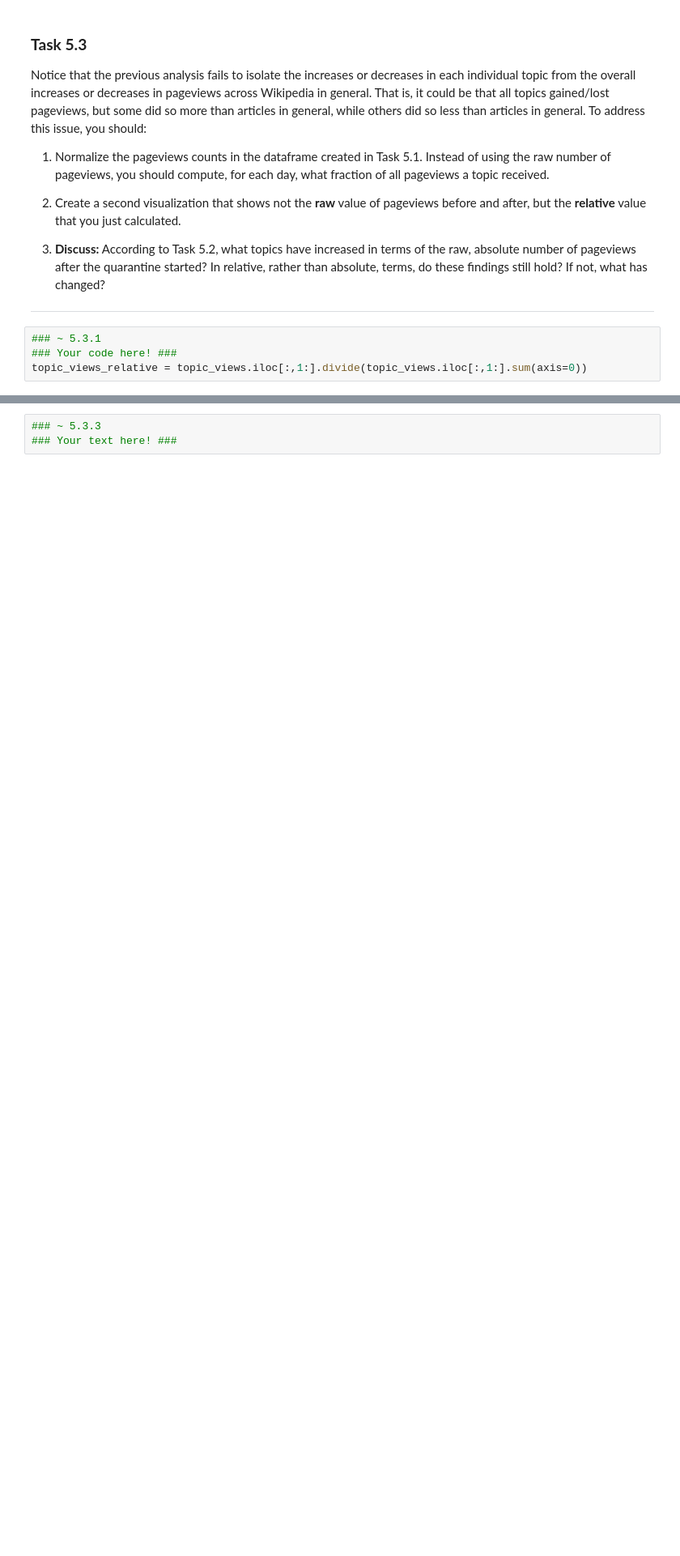
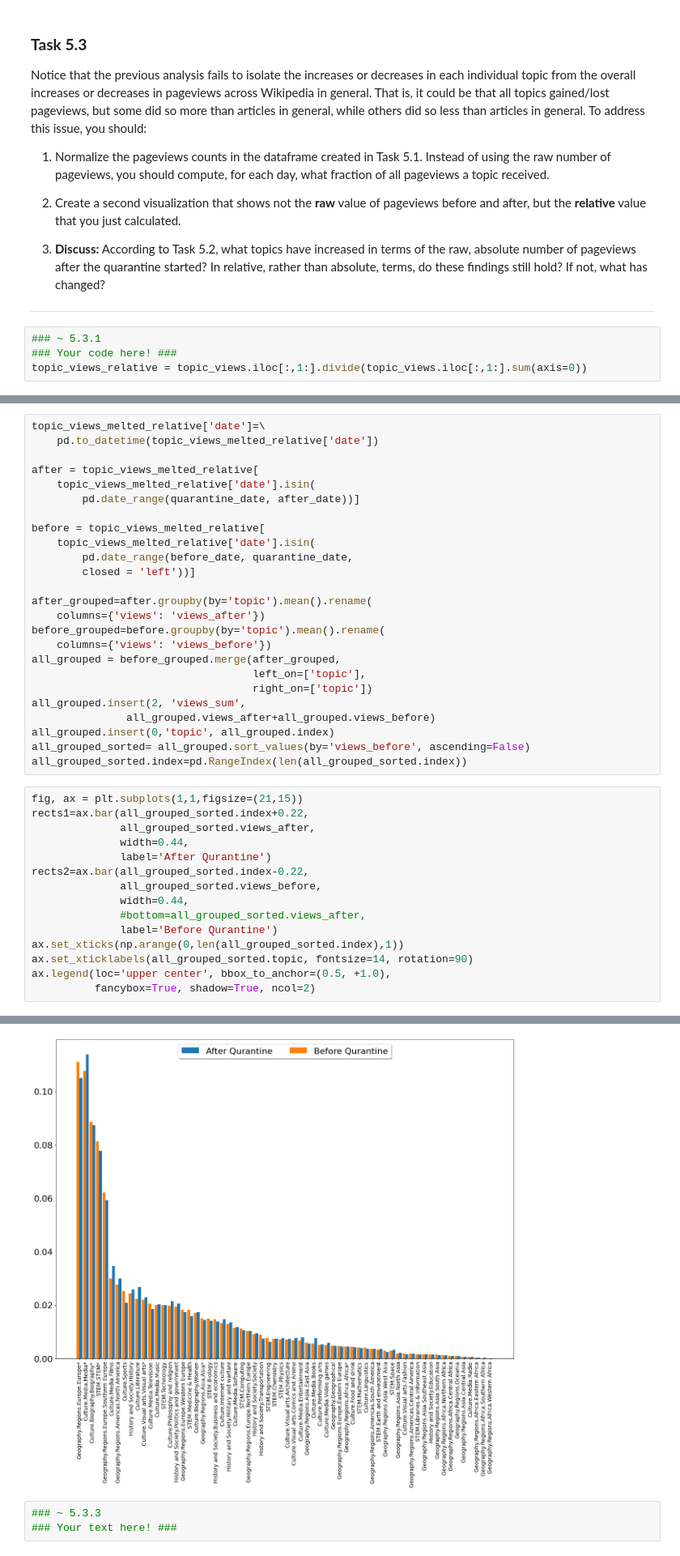
Before and after one commit to alec-flowers/ada-2020-homework1-pandas-pied, a Jupyter notebook: 01 - Pandas Data Wrangling and Data Viz/hw1.ipynb, the cells around one changed output, grey strips where cells are left out. Shown at 81% size. Drawn from its saved outputs; the diff is of its cells as text; blank space fills up the shorter version.

```diff
--- a/01 - Pandas Data Wrangling and Data Viz/hw1.ipynb
+++ b/01 - Pandas Data Wrangling and Data Viz/hw1.ipynb
@@ -681,0 +647,41 @@ ax.legend(loc='upper center', bbox_to_anchor=(0.5, +1.0),
+# %%
+topic_views_melted_relative['date']=\
+    pd.to_datetime(topic_views_melted_relative['date'])
+
+after = topic_views_melted_relative[
+    topic_views_melted_relative['date'].isin(
+        pd.date_range(quarantine_date, after_date))]
+
+before = topic_views_melted_relative[
+    topic_views_melted_relative['date'].isin(
+        pd.date_range(before_date, quarantine_date,
+        closed = 'left'))]
+
+after_grouped=after.groupby(by='topic').mean().rename(
+    columns={'views': 'views_after'})
+before_grouped=before.groupby(by='topic').mean().rename(
+    columns={'views': 'views_before'})
+all_grouped = before_grouped.merge(after_grouped,
+                                   left_on=['topic'],
+                                   right_on=['topic'])
+all_grouped.insert(2, 'views_sum',
+               all_grouped.views_after+all_grouped.views_before)
+all_grouped.insert(0,'topic', all_grouped.index)
+all_grouped_sorted= all_grouped.sort_values(by='views_before', ascending=False)
+all_grouped_sorted.index=pd.RangeIndex(len(all_grouped_sorted.index))
+# %%
+fig, ax = plt.subplots(1,1,figsize=(21,15))
+rects1=ax.bar(all_grouped_sorted.index+0.22,
+              all_grouped_sorted.views_after,
+              width=0.44,
+              label='After Qurantine')
+rects2=ax.bar(all_grouped_sorted.index-0.22,
+              all_grouped_sorted.views_before,
+              width=0.44,
+              #bottom=all_grouped_sorted.views_after,
+              label='Before Qurantine')
+ax.set_xticks(np.arange(0,len(all_grouped_sorted.index),1))
+ax.set_xticklabels(all_grouped_sorted.topic, fontsize=14, rotation=90)
+ax.legend(loc='upper center', bbox_to_anchor=(0.5, +1.0),
+          fancybox=True, shadow=True, ncol=2)
+# %% [output]
@@ -682,3 +689,4 @@ ax.legend(loc='upper center', bbox_to_anchor=(0.5, +1.0),
+[figure, added]
 # %%
 ### ~ 5.3.3
 ### Your text here! ###
```
Also changed, not shown: parts of 4 cells of this notebook.
